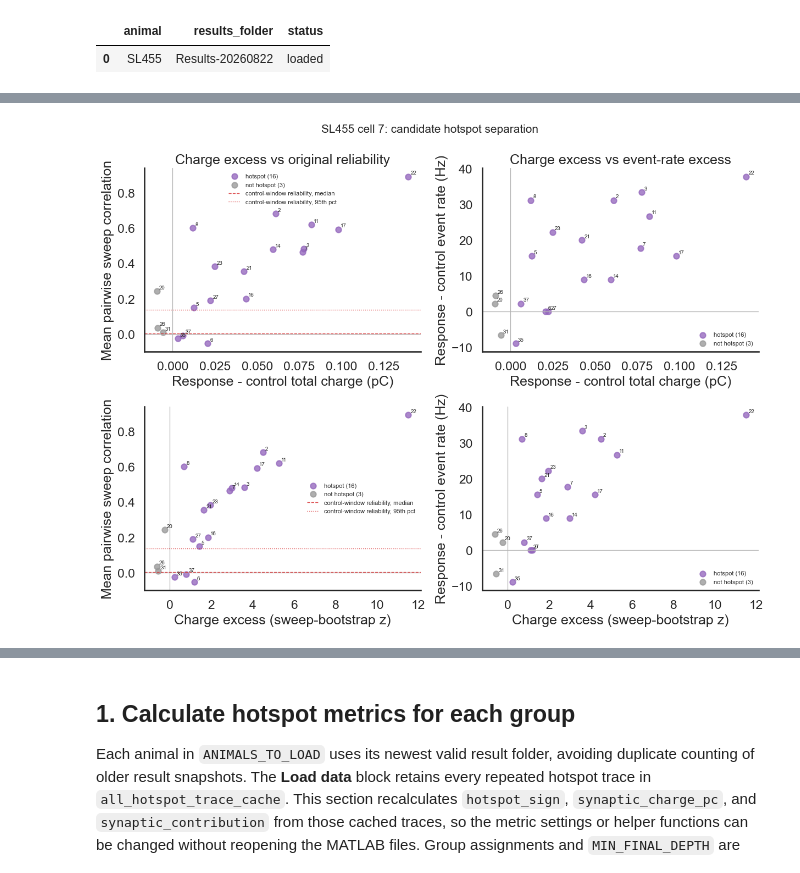
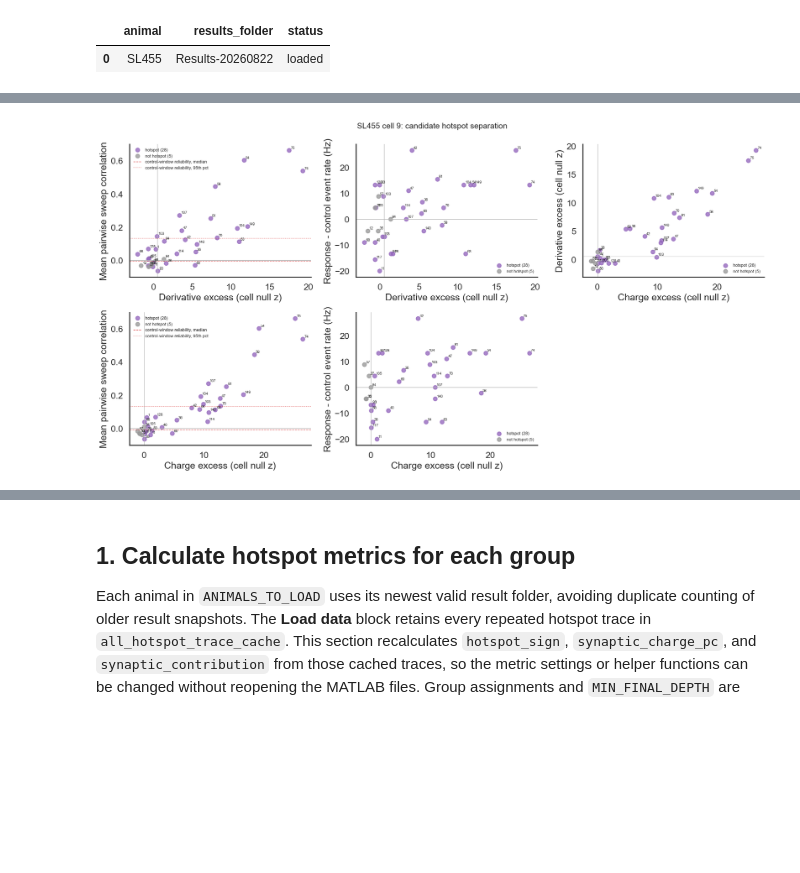
Before and after one commit to shunnnli/pyNeuroDAP, a Jupyter notebook: notebooks/Shun_dmd_analysis.ipynb, the cells around one changed output, grey strips where cells are left out. Saved outputs shown, nothing was run; the diff lists cells and outputs as text; code cells hidden in the pictures; blank space fills up the shorter version.

```diff
--- a/notebooks/Shun_dmd_analysis.ipynb
+++ b/notebooks/Shun_dmd_analysis.ipynb
@@ -107,9 +107,18 @@ HOTSPOT_CRITERIA = {
 # every comparison within-spot.
 DETECTION_WINDOW_MS = HOTSPOT_AUC_WINDOW_MS  # Response window, all 3 metrics.
 DETECTION_CONTROL_GAP_MS = 5.0    # Dead time before the first control window.
-DETECTION_BOOTSTRAP = 200         # Sweep resamples behind charge_excess_z.
-DETECTION_RANDOM_STATE = 2626     # Fixed, so the z is reproducible.
-DETECTION_MIN_CHARGE_Z = 0.0      # Charge excess a hotspot must clear.
+# Which excess decides is_hotspot: "charge", "derivative", "both" (AND) or
+# "either" (OR). Section 0 restates this so it can be switched while working
+# there; whichever cell ran last wins for the rest of the session.
+DETECTION_CRITERION = "charge"
+DETECTION_MIN_CHARGE_Z = 0.0      # Charge excess a hotspot must clear, on the
+                                  # cell-null z scale (2 is beyond ~98% of the
+                                  # cell's signal-free windows).
+DETECTION_MIN_DERIVATIVE_Z = 0.5  # The same for the derivative excess. Both
+                                  # thresholds are drawn on the Section 0
+                                  # scatters whether or not they gate.
+DETECTION_DERIVATIVE_LAG_MS = 2.0 # Interval the derivative excess measures
+                                  # movement over; match the response's rise.
 RELIABILITY_MIN_SWEEPS = 5        # Below this the correlation is too noisy.
 RELIABILITY_FISHER = True         # Average pairwise r through arctanh.
 EVENT_THRESHOLD_MAD = 3.0         # Multiples of 1.4826 * baseline MAD.
@@ -2280,7 +2464,7 @@ Cached 74423277 RC-baseline samples from 38 cells.
 Load the configured test animals once. Rerunning Section 0 with a different sign mode or AUC window uses this in-memory cache.
 # %%
 ACCURACY_TEST_ANIMALS = ["SL455"]
-ACCURACY_CELL_ID = 7
+ACCURACY_CELL_ID = 9
 
 accuracy_dataset_cache, accuracy_load_log_df = (
     load_accuracy_check_data(ACCURACY_TEST_ANIMALS)
@@ -2477,18 +2717,30 @@ All of these live in the configuration cell.
 | `EVENT_MIN_DURATION_MS` | `2.0` | consecutive time above threshold |
 | `VERDICT_COLORS` | purple / grey | hotspot and non-hotspot colour in every Section 0 plot |
 # %%
+# Which excess decides is_hotspot: "charge", "derivative", "both" (AND) or
+# "either" (OR). Set here while working in this section; it overrides the
+# configuration cell for the rest of the session.
+DETECTION_CRITERION = "charge"
+
 example_hotspot_df, example_trace_cache = example_cell_hotspots(
     accuracy_dataset_cache, ACCURACY_CELL_ID
 )
 example_detection_df = detect_evoked_hotspots(
     example_hotspot_df, example_trace_cache
 )
 example_classification_scatter_figure = plot_hotspot_classification_scatters(
     example_detection_df
 )
 plt.show()
+
+# How the four criteria compare on this cell, without rescoring the spots.
+print(pd.DataFrame([
+    {"criterion": name,
+     "hotspots": int(hotspot_verdict(example_detection_df, name).sum())}
+    for name in ("charge", "derivative", "both", "either")
+]).to_string(index=False))
 # %% [output]
-[figure, old version]
+[figure, new version]
 # %%
 # spot_range = [433, 434, 435, 436, 440, 689, 87]
 spot_range = None
```
Also changed, not shown: parts of 18 cells of this notebook.
